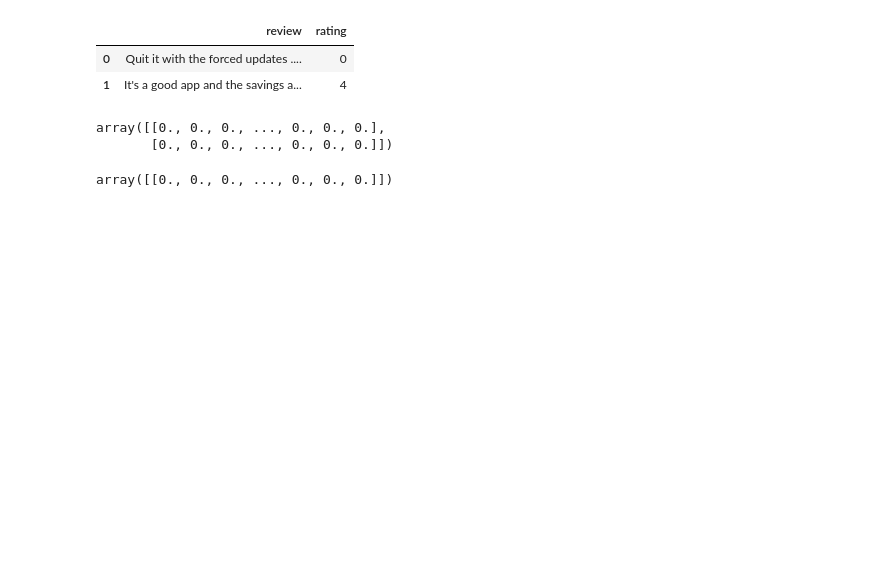
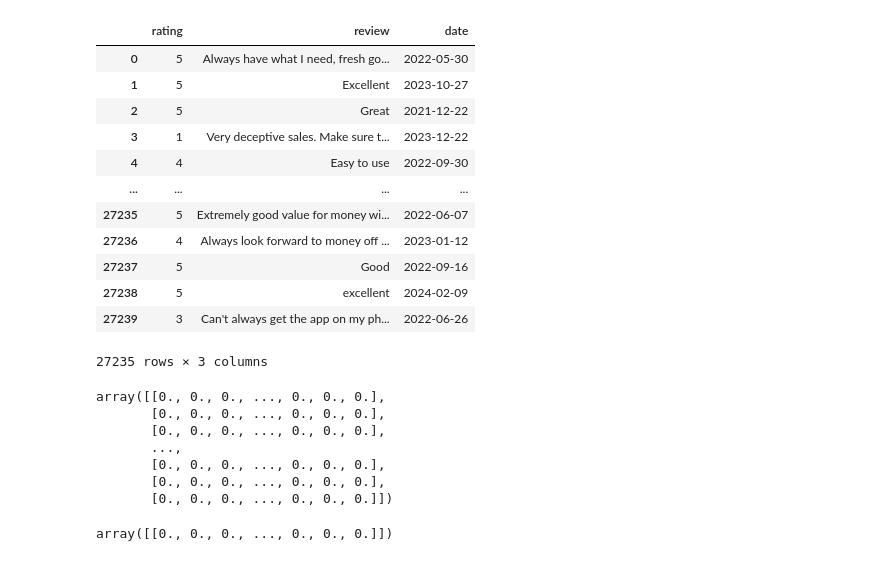
Before and after one commit to AndreasKarasenko/sentiment-in-marketing, a Jupyter notebook: examples/interpretability/shap_test.ipynb, the cells around one changed output. Saved outputs shown, nothing was run; the diff lists cells and outputs as text; code cells hidden in the pictures; blank space fills up the shorter version.

```diff
--- a/examples/interpretability/shap_test.ipynb
+++ b/examples/interpretability/shap_test.ipynb
@@ -6,16 +8,26 @@ data.dropna(inplace=True)
 # %%
 low_rated = """Quit it with the forced updates . Yet again today , in the queue turned it on , update.. all i wanted was to get a digital reciept for electrical purchases, but no wouldnt let me scan. Judt update. At the checkout with lousy mobile coverage is not the place to find out there is an update out..thanks for your answer i understand apps need updating . But its the forced nature of your updates.. ""do nothing until its updated"" at least let us scan the code as a minimum.before updating."""
 low_score = 0
 
 high_rated = """It's a good app and the savings are better than other loyalty schemes. The scratch card seems a bit of a gimmick but otherwise it's a good app and recommended. Also shows how busy the shop is and opening hours 👍"""
 high_score = 4
 
-data = pd.DataFrame({"review": [low_rated, high_rated], "rating": [low_score, high_score]})
+# data = pd.DataFrame({"review": [low_rated, high_rated], "rating": [low_score, high_score]})
 data
 # %% [output]
-|  | review | rating |
-| 0 | Quit it with the forced updates .... | 0 |
-| 1 | It's a good app and the savings a... | 4 |
+|  | rating | review | date |
+| 0 | 5 | Always have what I need, fresh go... | 2022-05-30 |
+| 1 | 5 | Excellent | 2023-10-27 |
+| 2 | 5 | Great | 2021-12-22 |
+| 3 | 1 | Very deceptive sales. Make sure t... | 2023-12-22 |
+| 4 | 4 | Easy to use | 2022-09-30 |
+| ... | ... | ... | ... |
+| 27235 | 5 | Extremely good value for money wi... | 2022-06-07 |
+| 27236 | 4 | Always look forward to money off ... | 2023-01-12 |
+| 27237 | 5 | Good | 2022-09-16 |
+| 27238 | 5 | excellent | 2024-02-09 |
+| 27239 | 3 | Can't always get the app on my ph... | 2022-06-26 |
+27235 rows × 3 columns
 # %%
 from joblib import load
 from sklearn.pipeline import Pipeline
@@ -32,6 +44,11 @@ X_train = pipeline.transform(data["review"]).toarray()
 X_train
 # %% [output]
 array([[0., 0., 0., ..., 0., 0., 0.],
+       [0., 0., 0., ..., 0., 0., 0.],
+       [0., 0., 0., ..., 0., 0., 0.],
+       ...,
+       [0., 0., 0., ..., 0., 0., 0.],
+       [0., 0., 0., ..., 0., 0., 0.],
        [0., 0., 0., ..., 0., 0., 0.]])
 # %%
 prediction = clf.predict(X_train)[0]
```
Also changed, not shown: parts of 11 cells of this notebook, 1 other file.
